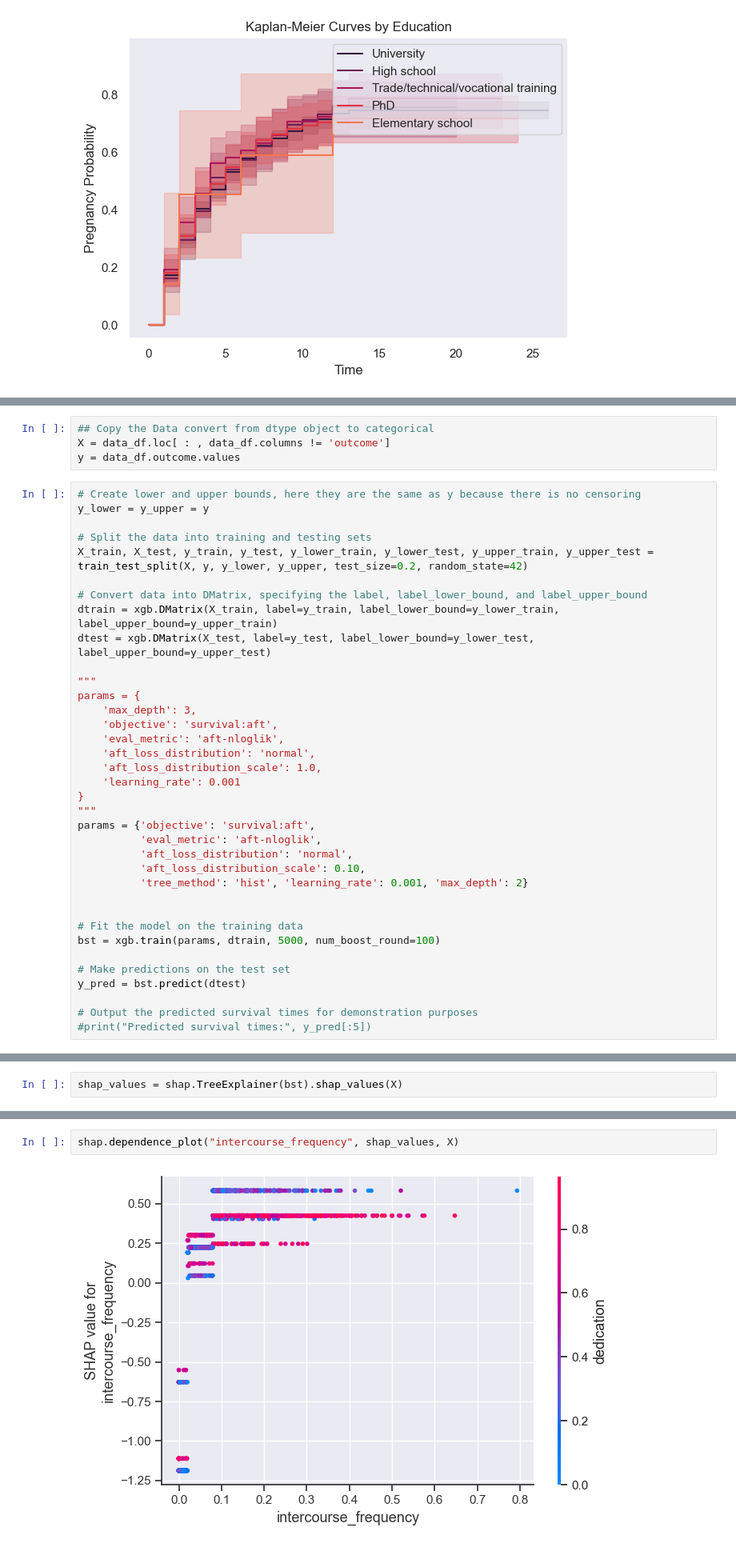
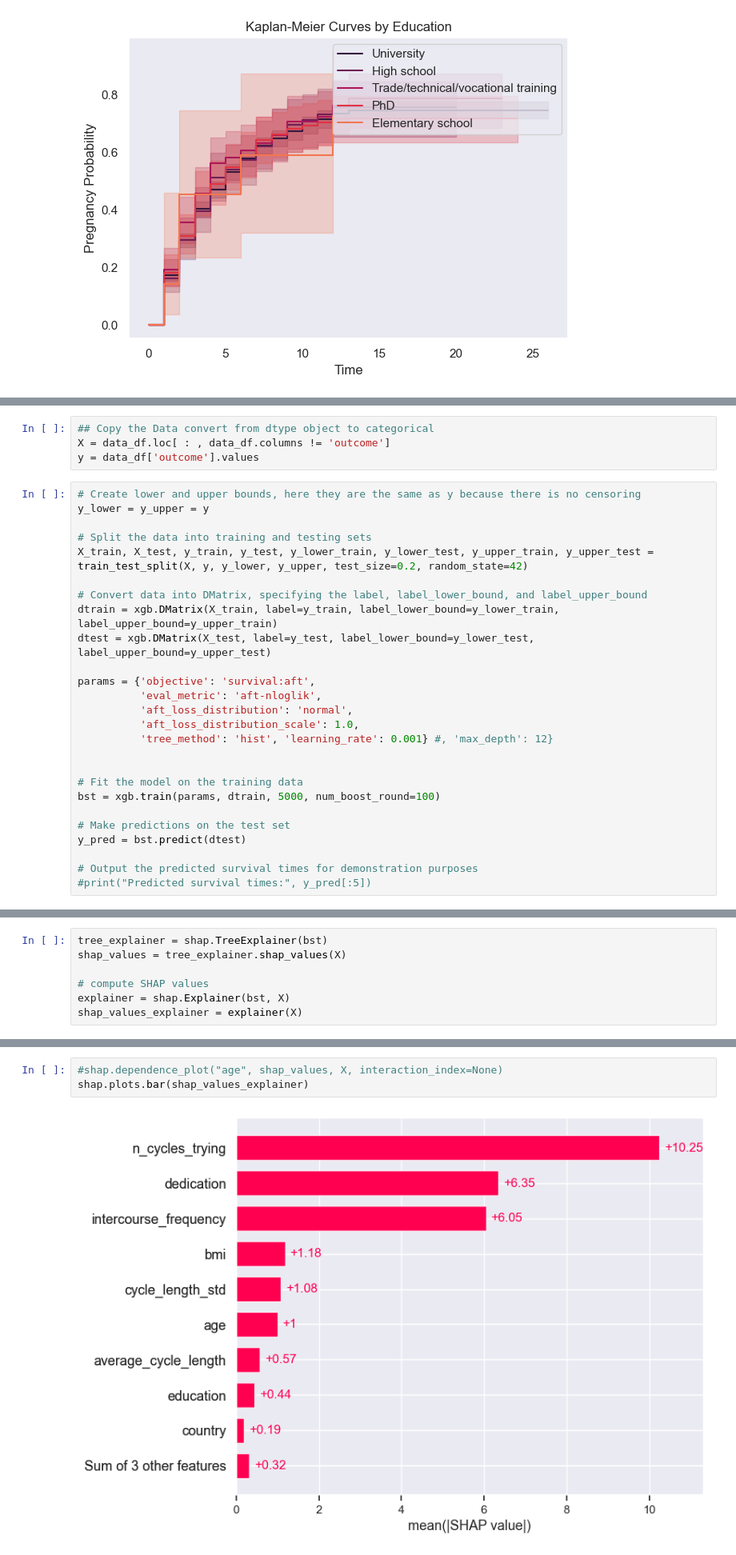
Before and after one commit to smuralidhar13/nat_cyc, a Jupyter notebook: assignment_smuralidhar.ipynb, the cells around one changed output, grey strips where cells are left out. Shown at 80% size. Drawn from its saved outputs; the diff is of its cells as text.

```diff
--- a/assignment_smuralidhar.ipynb
+++ b/assignment_smuralidhar.ipynb
@@ -335,7 +311,7 @@ print(survival_function)
 # %%
 ## Copy the Data convert from dtype object to categorical
 X = data_df.loc[ : , data_df.columns != 'outcome']
-y = data_df.outcome.values
+y = data_df['outcome'].values
 # %%
 # Create lower and upper bounds, here they are the same as y because there is no censoring
 y_lower = y_upper = y
@@ -347,21 +323,11 @@ X_train, X_test, y_train, y_test, y_lower_train, y_lower_test, y_upper_train, y_
 dtrain = xgb.DMatrix(X_train, label=y_train, label_lower_bound=y_lower_train, label_upper_bound=y_upper_train)
 dtest = xgb.DMatrix(X_test, label=y_test, label_lower_bound=y_lower_test, label_upper_bound=y_upper_test)
 
-"""
-params = {
-    'max_depth': 3,
-    'objective': 'survival:aft',
-    'eval_metric': 'aft-nloglik',
-    'aft_loss_distribution': 'normal',
-    'aft_loss_distribution_scale': 1.0,
-    'learning_rate': 0.001
-}
-"""
 params = {'objective': 'survival:aft',
           'eval_metric': 'aft-nloglik',
           'aft_loss_distribution': 'normal',
-          'aft_loss_distribution_scale': 0.10,
-          'tree_method': 'hist', 'learning_rate': 0.001, 'max_depth': 2}
+          'aft_loss_distribution_scale': 1.0,
+          'tree_method': 'hist', 'learning_rate': 0.001} #, 'max_depth': 12}
 
 
 # Fit the model on the training data
@@ -394,3 +360,8 @@ c_statistic_harrell(y_pred, y_test)
 # %%
-shap_values = shap.TreeExplainer(bst).shap_values(X)
+tree_explainer = shap.TreeExplainer(bst)
+shap_values = tree_explainer.shap_values(X)
+
+# compute SHAP values
+explainer = shap.Explainer(bst, X)
+shap_values_explainer = explainer(X)
 # %%
@@ -404,4 +387,5 @@ shap.dependence_plot("n_cycles_trying", shap_values, X)
 # %%
-shap.dependence_plot("intercourse_frequency", shap_values, X)
+#shap.dependence_plot("age", shap_values, X, interaction_index=None)
+shap.plots.bar(shap_values_explainer)
 # %% [output]
-[figure, old version]
+[figure, new version]
```
Also changed, not shown: parts of 26 cells of this notebook, 1 other file.
